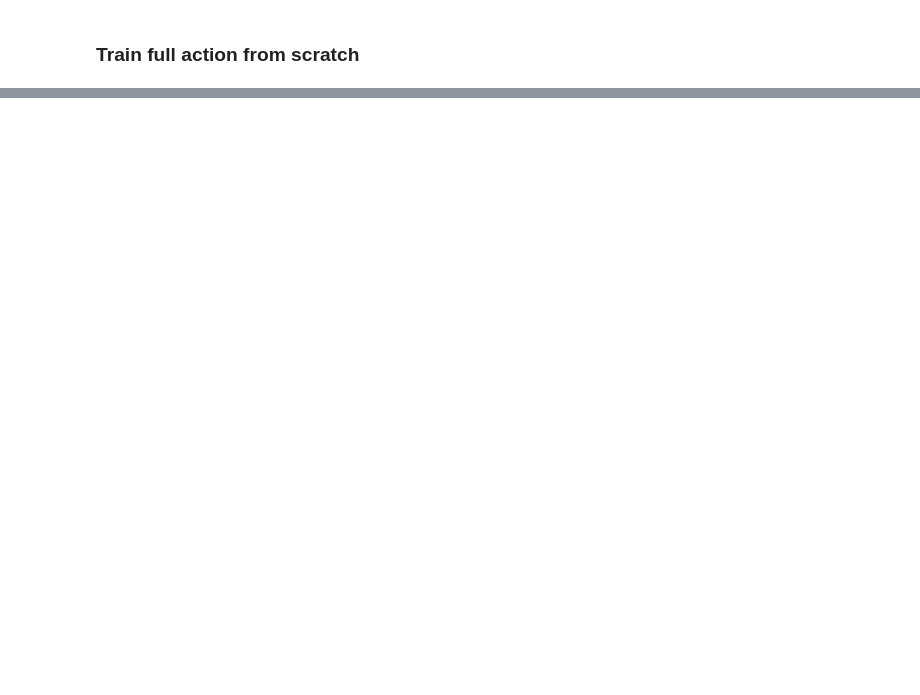
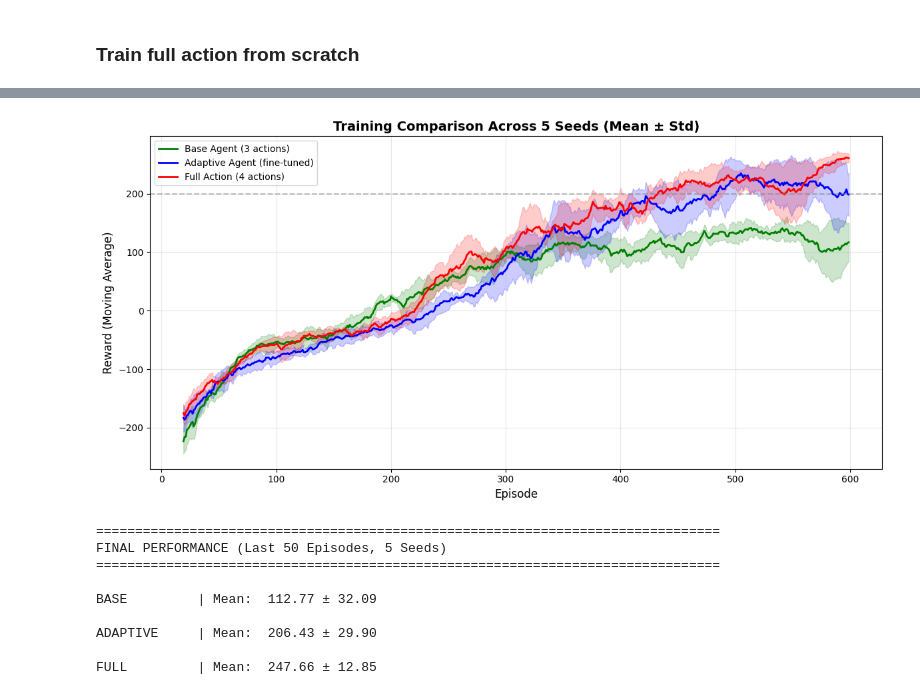
Before and after one commit to thongds/paper, a Jupyter notebook: lunar-lander-dqn-master/main_3actions.ipynb, the cells around one changed output, grey strips where cells are left out. Cells and saved outputs as stored; diff of their text form; code cells hidden in the pictures; blank space fills up the shorter version.

```diff
--- a/lunar-lander-dqn-master/main_3actions.ipynb
+++ b/lunar-lander-dqn-master/main_3actions.ipynb
@@ -1075,7 +1080,6 @@ class AdaptiveAgent():
 # %% [markdown]
 ### Train adaptive model
 # %%
-base_action_map = ActionMap({0:1, 1:2, 2: 3})
 env = gym.make("LunarLander-v3")
 agent = DDQNAgent(n_observation = env.observation_space.shape[0], action_data = base_action_map)
 agent.train(env, num_episodes= NUMBER_OF_EPISODES)
@@ -1088,7 +1092,6 @@ transition_model.load_state_dict(torch.load("transition_model_action0.pth", map_
 transition_model.eval()
 
 env = gym.make("LunarLander-v3")
-full_action_map = ActionMap({0:0, 1:1, 2:2, 3:3}, expand_actions_env=[0])
 n_observations = env.observation_space.shape[0]
 adaptive_agent = AdaptiveAgent(n_observations=n_observations,
                                base_action_map=base_action_map, full_action_map=full_action_map,
@@ -1400,0 +1271,68 @@ WINNER: Full Action Agent (From Scratch)
+# %%
+import matplotlib.pyplot as plt
+
+def plot_with_confidence(results, window=20):
+    """Plot mean reward with shaded std across seeds."""
+    fig, ax = plt.subplots(figsize=(12, 6))
+
+    colors = {'base': 'green', 'adaptive': 'blue', 'full': 'red'}
+    labels = {'base': 'Base Agent (3 actions)',
+              'adaptive': 'Adaptive Agent (fine-tuned)',
+              'full': 'Full Action (4 actions)'}
+
+    for agent_type in ['base', 'adaptive', 'full']:
+        rewards = np.array(results[agent_type]['rewards'])  # Shape: (n_seeds, n_episodes)
+
+        # Compute moving average for each seed
+        smoothed = []
+        for r in rewards:
+            ma = np.convolve(r, np.ones(window)/window, mode='valid')
+            smoothed.append(ma)
+        smoothed = np.array(smoothed)
+
+        mean = smoothed.mean(axis=0)
+        std = smoothed.std(axis=0)
+        episodes = range(window-1, window-1 + len(mean))
+
+        ax.plot(episodes, mean, color=colors[agent_type], lw=2, label=labels[agent_type])
+        ax.fill_between(episodes, mean - std, mean + std, color=colors[agent_type], alpha=0.2)
+
+    ax.set_xlabel('Episode', fontsize=12)
+    ax.set_ylabel('Reward (Moving Average)', fontsize=12)
+    ax.set_title(f'Training Comparison Across {len(SEEDS)} Seeds (Mean ± Std)', fontsize=14, fontweight='bold')
+    ax.legend(fontsize=10)
+    ax.grid(alpha=0.3)
+    ax.axhline(y=200, color='gray', linestyle='--', alpha=0.5)
+    plt.tight_layout()
+    plt.savefig('multi_seed_comparison.png', dpi=150)
+    plt.show()
+
+# Print final statistics
+def print_final_stats(results, last_n=50):
+    print("\n" + "="*80)
+    print(f"FINAL PERFORMANCE (Last {last_n} Episodes, {len(SEEDS)} Seeds)")
+    print("="*80)
+
+    for agent_type in ['base', 'adaptive', 'full']:
+        rewards = np.array(results[agent_type]['rewards'])
+        final_rewards = rewards[:, -last_n:]  # Last N episodes for each seed
+
+        mean_per_seed = final_rewards.mean(axis=1)  # Mean for each seed
+        overall_mean = mean_per_seed.mean()
+        overall_std = mean_per_seed.std()
+
+        print(f"\n{agent_type.upper():12} | Mean: {overall_mean:7.2f} ± {overall_std:.2f}")
+
+plot_with_confidence(all_results)
+print_final_stats(all_results)
+# %% [output]
+[figure, added]
+================================================================================
+FINAL PERFORMANCE (Last 50 Episodes, 5 Seeds)
+================================================================================
+
+BASE         | Mean:  112.77 ± 32.09
+
+ADAPTIVE     | Mean:  206.43 ± 29.90
+
+FULL         | Mean:  247.66 ± 12.85
```
Also changed, not shown: parts of 10 cells of this notebook, 27 other files.
